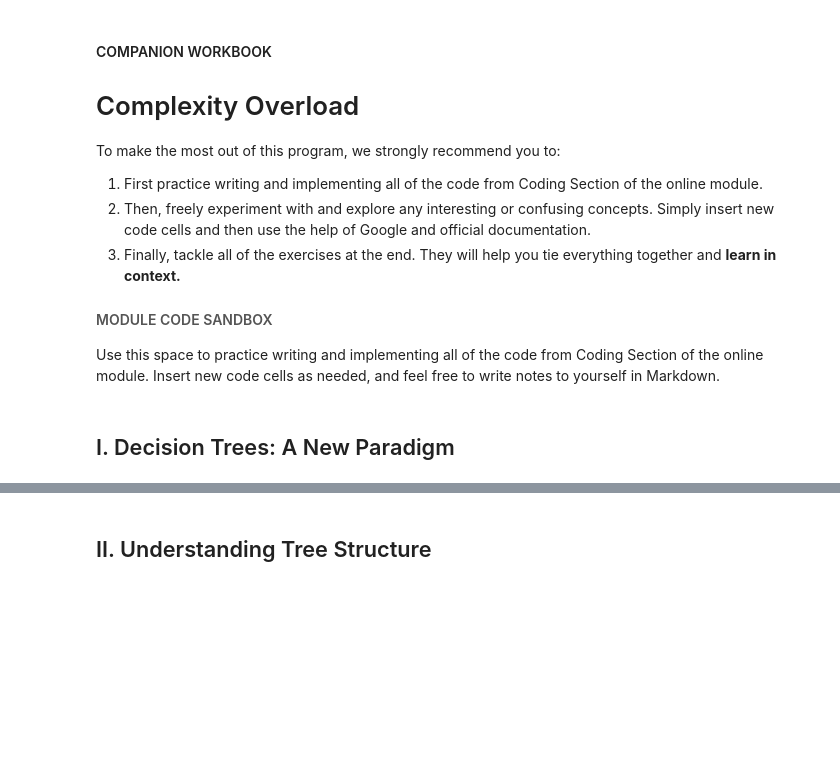
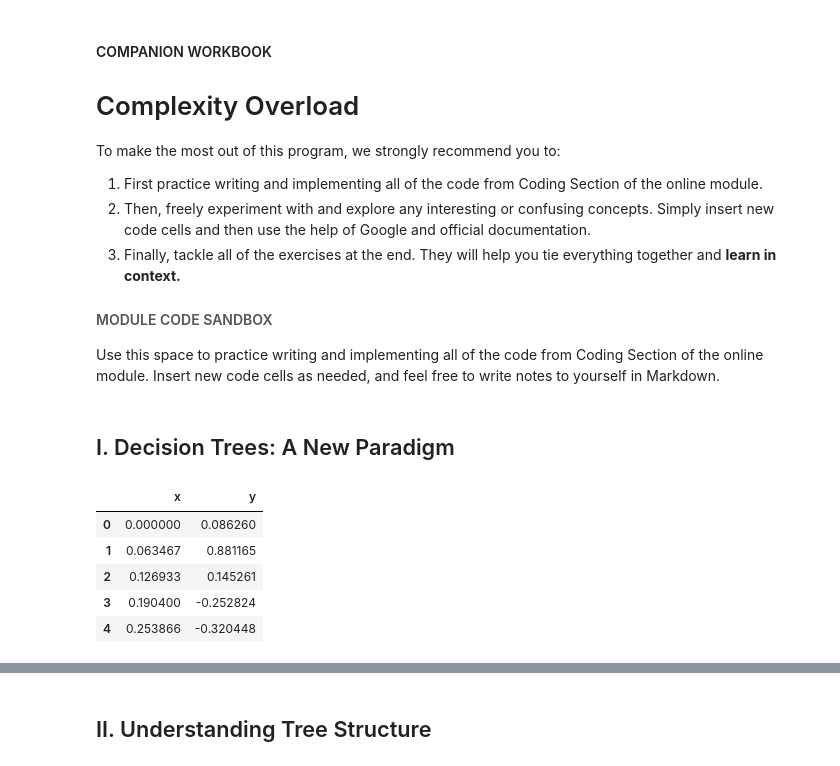
Before and after one commit to tundeiness/How_the_World_Works, a Jupyter notebook: 4 - Workbook - Complexity Overload.ipynb, the cells around one changed output, grey strips where cells are left out. Saved outputs shown, nothing was run; the diff lists cells and outputs as text; code cells hidden in the pictures; blank space fills up the shorter version.

```diff
--- a/4 - Workbook - Complexity Overload.ipynb
+++ b/4 - Workbook - Complexity Overload.ipynb
@@ -15,0 +31,12 @@ Use this space to practice writing and implementing all of the code from Coding
+# %%
+# import the simulated dataset
+
+df = pd.read_csv('simulated_data_csv')
+df.head()
+# %% [output]
+|  | x | y |
+| 0 | 0.000000 | 0.086260 |
+| 1 | 0.063467 | 0.881165 |
+| 2 | 0.126933 | 0.145261 |
+| 3 | 0.190400 | -0.252824 |
+| 4 | 0.253866 | -0.320448 |
```
Also changed, not shown: parts of 9 cells of this notebook.
